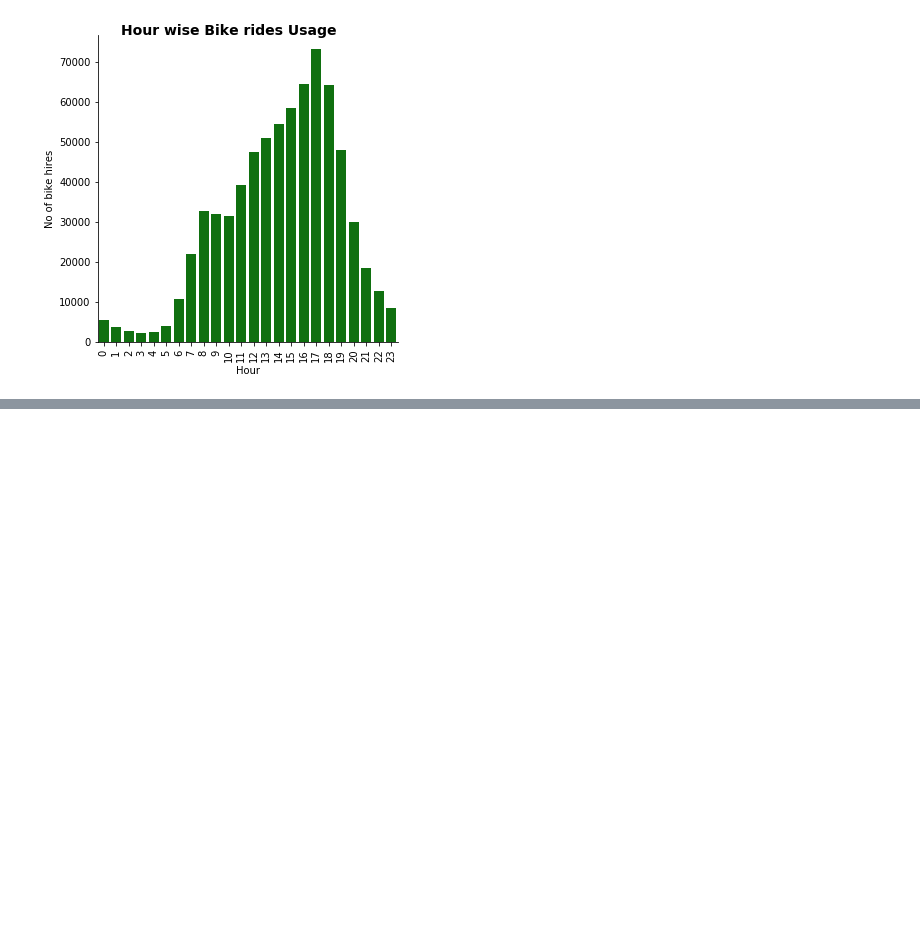
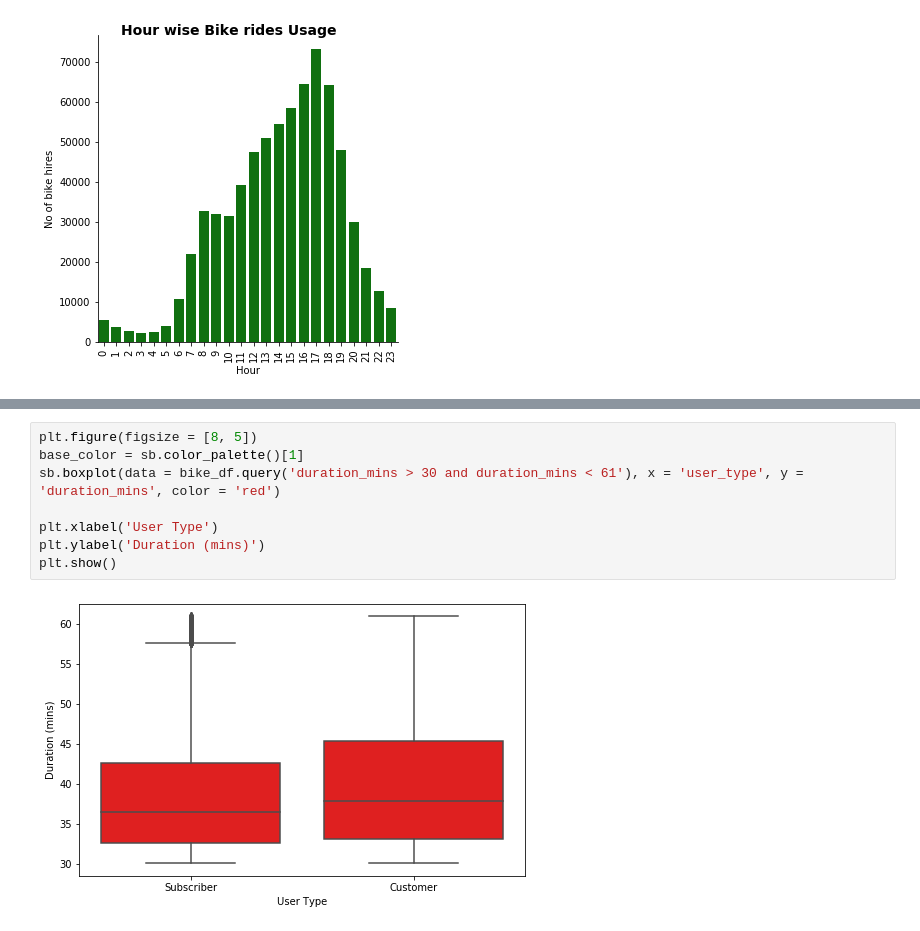
Before and after one commit to anandsimer/Communicate-Data-Findings, a Jupyter notebook: slide_deck.ipynb, the cells around one changed output, grey strips where cells are left out. Saved outputs shown, nothing was run; the diff lists cells and outputs as text; blank space fills up the shorter version.

```diff
--- a/slide_deck.ipynb
+++ b/slide_deck.ipynb
@@ -97,0 +122,10 @@ plt.show()
+# %%
+plt.figure(figsize = [8, 5])
+base_color = sb.color_palette()[1]
+sb.boxplot(data = bike_df.query('duration_mins > 30 and duration_mins < 61'), x = 'user_type', y = 'duration_mins', color = 'red')
+
+plt.xlabel('User Type')
+plt.ylabel('Duration (mins)')
+plt.show()
+# %% [output]
+[figure, added]
```
Also changed, not shown: parts of 12 cells of this notebook.
